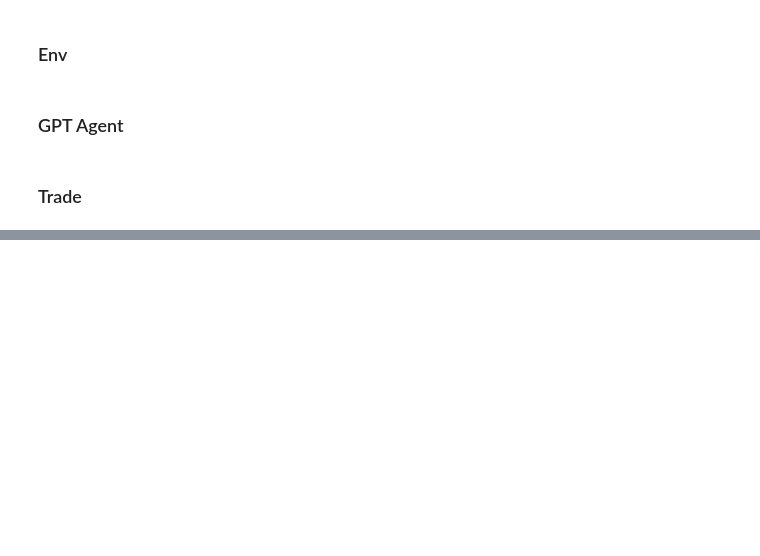
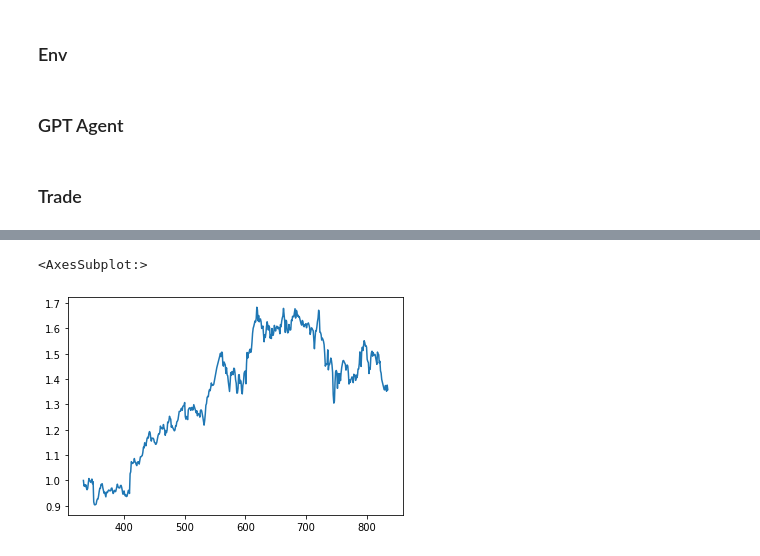
Before and after one commit to AI4Finance-Foundation/FinNLP, a Jupyter notebook: demo/chatgpt-trading/main.ipynb, the cells around one changed output, grey strips where cells are left out. Saved outputs shown, nothing was run; the diff lists cells and outputs as text; code cells hidden in the pictures; blank space fills up the shorter version.

```diff
--- a/demo/chatgpt-trading/main.ipynb
+++ b/demo/chatgpt-trading/main.ipynb
@@ -12,12 +12,13 @@ socket.socket = socks.socksocket
 env_args = {
     "stock_name" : "AAPL",
     "start_date":"2014-01-01",
-    "end_date":"2016-01-01"
+    "end_date":"2015-12-30"
 }
 # %%
 from token_ import OPEN_AI_TOKEN
 agent_args = {
     "model_name": "text-curie-001",
+    "source": "local",
     "api_key": OPEN_AI_TOKEN
 }
 # %% [markdown]
@@ -340,2 +203,0 @@ class Tweets_trading_env(gym.Env):
-# %%
-env = Tweets_trading_env(env_args)
@@ -394,7 +203,0 @@ df["respense"] = df.apply(lambda x:get_gpt_res(x),axis = 1)
-# %%
-env = Tweets_trading_env(env_args)
-res = env.reset()
-terminal = False
-while not terminal:
-    print(env.today)
-    state,reward,terminal,info = env.step(1)
@@ -438,0 +206,6 @@ all_done
+# %%
+# stock price
+env.price_df.Close.plot()
+# %% [output]
+<AxesSubplot:>
+[figure, added]
```
Also changed, not shown: parts of 25 cells of this notebook, 1 other file.
